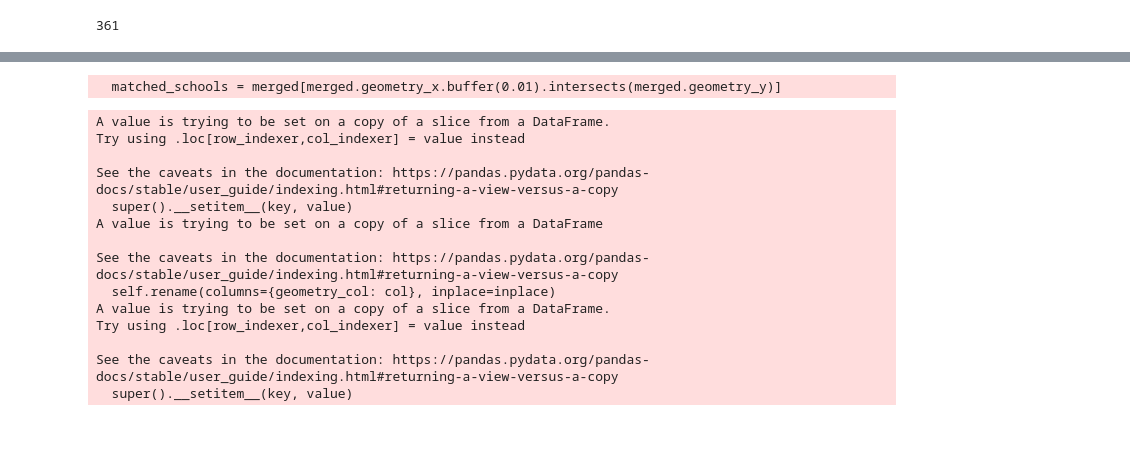
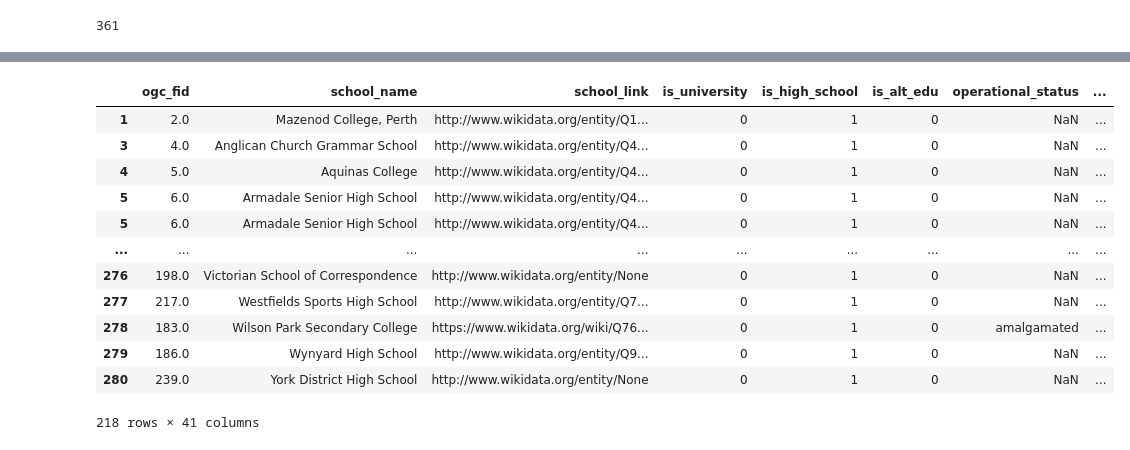
Before and after one commit to Mappboy/apemap, a Jupyter notebook: notebooks/aph_data.ipynb, the cells around one changed output, grey strips where cells are left out. Drawn from its saved outputs; the diff is of its cells as text; code cells hidden in the pictures.

```diff
--- a/notebooks/aph_data.ipynb
+++ b/notebooks/aph_data.ipynb
@@ -69,0 +39,15 @@ df.is_high_school.count()
+# %%
+import pandas as pd
+
+import pathlib
+import geopandas as gpd
+
+data_dir = pathlib.Path("..").resolve() / "data"
+gpkg = str(data_dir / "ppm.gpkg")
+
+aus_schools = gpd.read_file(data_dir / "school-location-2022.csv")
+aus_schools["geometry"] = gpd.points_from_xy(aus_schools.Longitude, aus_schools.Latitude)
+aus_schools.set_crs("EPSG:4326", inplace=True)
+df = gpd.read_file(gpkg, layer="education")
+df.set_crs("EPSG:4326", inplace=True)
+aus_schools = aus_schools[aus_schools["School Type"].isin(["Secondary", "Combined"])]
@@ -70,2 +82,6 @@ df.is_high_school.count()
 # %%
-merged = pd.merge(df, aus_schools, how="inner", left_on=df.school_name, right_on=aus_schools["School Name"] )
+aus_schools_reproj = aus_schools.to_crs("EPSG:9473")
+df_repoj = df[df.is_high_school > 0].to_crs("EPSG:9473")
+matched_dist = df_repoj.sjoin_nearest(aus_schools_reproj, how="left", max_distance=1000)
+merged = pd.merge(df, aus_schools, how="inner", left_on=df.school_name, right_on=aus_schools["School Name"])
+merged.set_crs("EPSG:4326").to_crs("EPSG:9473")
@@ -89,24 +91,16 @@ merged[merged.geometry_x.buffer(0.01).intersects(merged.geometry_y)]
-# %%
-matched_schools = merged[merged.geometry_x.buffer(0.01).intersects(merged.geometry_y)]
-# matched_schools.to_sql("secondary_schools", db_con, if_exists="replace")
-# %% [output]
-  matched_schools = merged[merged.geometry_x.buffer(0.01).intersects(merged.geometry_y)]
-# %%
-cleaned_matched_schools = matched_schools[["school_name", "school_link", "operational_status",  "ACARA SML ID", "Suburb", "State", "Postcode", "School Sector", "School Type", "ABS Remoteness Area", "ABS Remoteness Area Name", "Meshblock", "Statistical Area 1", "Statistical Area 2", "Statistical Area 2 Name", "Statistical Area 3", "Statistical Area 3 Name", "Statistical Area 4", "Statistical Area 4 Name", "Local Government Area", "Local Government Area Name", "State Electoral Division", "State Electoral Division Name", "Commonwealth Electoral Division", "Commonwealth Electoral Division Name", "geometry_x"]]
-cleaned_matched_schools.set_geometry("geometry_x", inplace=True)
-cleaned_matched_schools.rename_geometry("geometry", inplace=True)
-# %% [output]
-A value is trying to be set on a copy of a slice from a DataFrame.
-Try using .loc[row_indexer,col_indexer] = value instead
-
-See the caveats in the documentation: https://pandas.pydata.org/pandas-docs/stable/user_guide/indexing.html#returning-a-view-versus-a-copy
-  super().__setitem__(key, value)
-A value is trying to be set on a copy of a slice from a DataFrame
-
-See the caveats in the documentation: https://pandas.pydata.org/pandas-docs/stable/user_guide/indexing.html#returning-a-view-versus-a-copy
-  self.rename(columns={geometry_col: col}, inplace=inplace)
-A value is trying to be set on a copy of a slice from a DataFrame.
-Try using .loc[row_indexer,col_indexer] = value instead
-
-See the caveats in the documentation: https://pandas.pydata.org/pandas-docs/stable/user_guide/indexing.html#returning-a-view-versus-a-copy
-  super().__setitem__(key, value)
+# %%
+matched_dist
+# %% [output]
+|  | ogc_fid | school_name | school_link | is_university | is_high_school | is_alt_edu | operational_status | ... |
+| 1 | 2.0 | Mazenod College, Perth | http://www.wikidata.org/entity/Q1... | 0 | 1 | 0 | NaN | ... |
+| 3 | 4.0 | Anglican Church Grammar School | http://www.wikidata.org/entity/Q4... | 0 | 1 | 0 | NaN | ... |
+| 4 | 5.0 | Aquinas College | http://www.wikidata.org/entity/Q4... | 0 | 1 | 0 | NaN | ... |
+| 5 | 6.0 | Armadale Senior High School | http://www.wikidata.org/entity/Q4... | 0 | 1 | 0 | NaN | ... |
+| 5 | 6.0 | Armadale Senior High School | http://www.wikidata.org/entity/Q4... | 0 | 1 | 0 | NaN | ... |
+| ... | ... | ... | ... | ... | ... | ... | ... | ... |
+| 276 | 198.0 | Victorian School of Correspondence | http://www.wikidata.org/entity/None | 0 | 1 | 0 | NaN | ... |
+| 277 | 217.0 | Westfields Sports High School | http://www.wikidata.org/entity/Q7... | 0 | 1 | 0 | NaN | ... |
+| 278 | 183.0 | Wilson Park Secondary College | https://www.wikidata.org/wiki/Q76... | 0 | 1 | 0 | amalgamated | ... |
+| 279 | 186.0 | Wynyard High School | http://www.wikidata.org/entity/Q9... | 0 | 1 | 0 | NaN | ... |
+| 280 | 239.0 | York District High School | http://www.wikidata.org/entity/None | 0 | 1 | 0 | NaN | ... |
+218 rows × 41 columns
```
Also changed, not shown: parts of 17 cells of this notebook, 3 other files.
